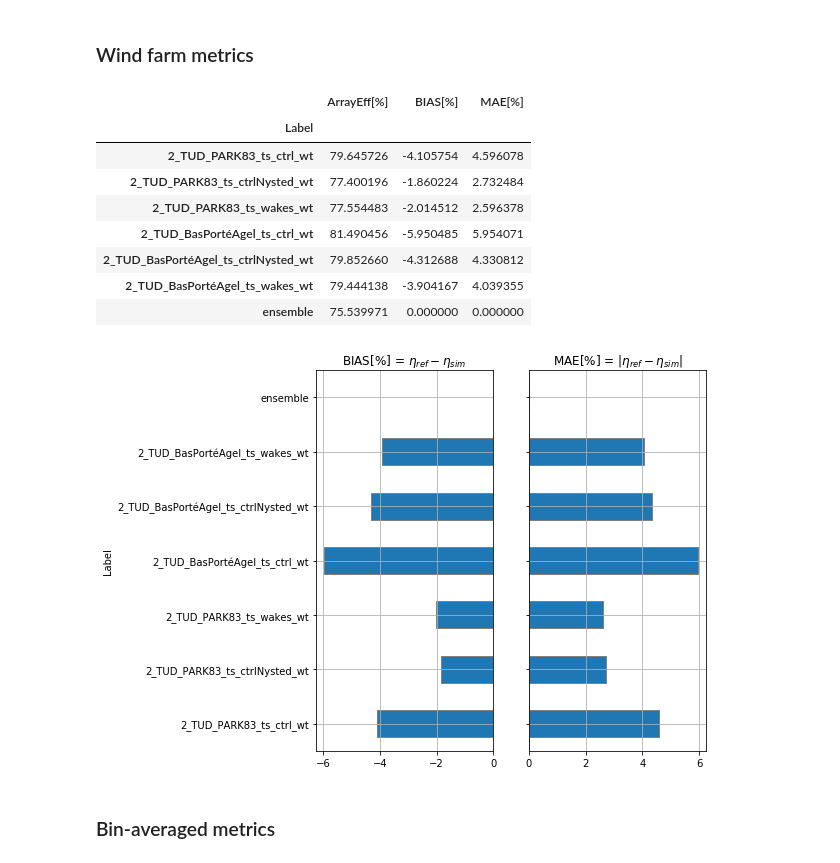
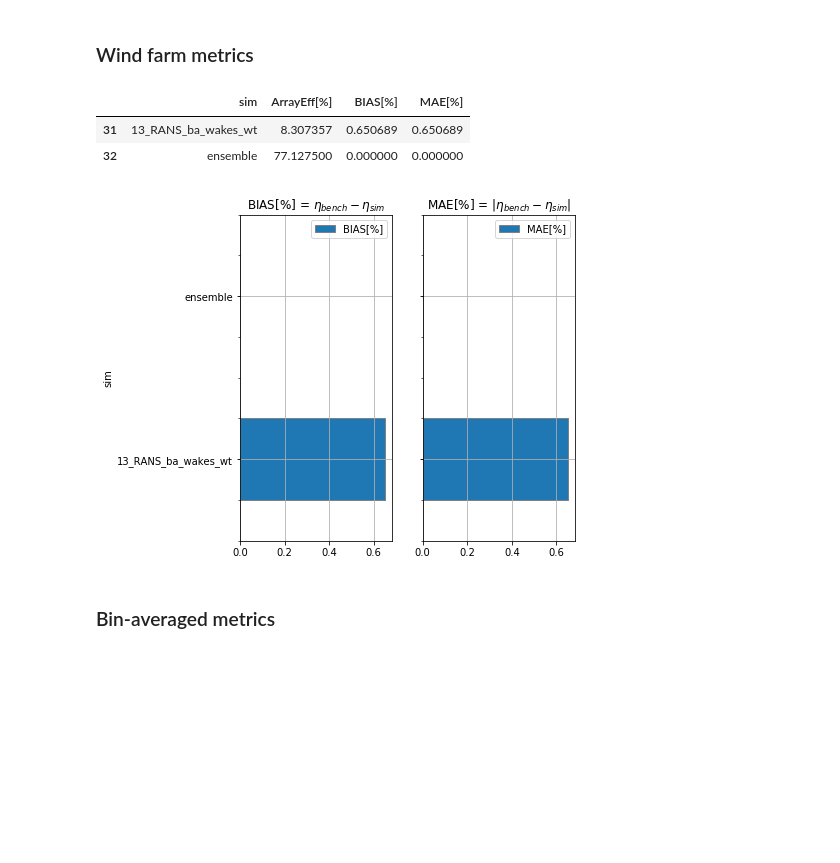
Before and after one commit to CENER-EPR/OWAbench, a Jupyter notebook: Rodsand2/Rodsand2_ArrayEfficiency.ipynb, the cells around one changed output. Saved outputs shown, nothing was run; the diff lists cells and outputs as text; code cells hidden in the pictures; blank space fills up the shorter version.

```diff
--- a/Rodsand2/Rodsand2_ArrayEfficiency.ipynb
+++ b/Rodsand2/Rodsand2_ArrayEfficiency.ipynb
@@ -359,13 +361,15 @@ for isim in range(n_sim):
 #plotresults = ensemble.copy()                           # simulations participating in the ensemble
 #plotresults.append(n_sim-1)                               # add the ensemble
 
-plotresults = [0,1,2,3,4,5,6,7,8,9,10,11,12,13,14,15,16,17,18,19,20,21,22,23,24,25,26,27,28,29,30] # for cherry peaking
-plotresults = [5,6,7,8,9,10,30] # for cherry peaking
+plotresults = [0,1,2,3,4,5,6,7,8,9,10,11,12,13,14,15,16,17,18,19,20,21,22,23,24,25,26,27,28,29,30,31,32] # for cherry peaking
+#plotresults = [23,24,25,26,27,28,29,30,31,32] # for cherry peaking
+plotresults = [31,32] # for cherry peaking
 
 # use 'Label', 'ID' (anonymous) or any other column in the participants table to tag the simulations in the plots
 tags = 'Label'
 plotresultsname = [sims[tags][x] for x in plotresults]
 
-highlight = ['rod00b','rod01a','rod02b','rod02c','rod05b','rod07a','rod12b','rod13']          # Highlight results in spagetti plots
+highlight = ['rod00a','rod00b','rod00c','rod01b','rod02b','rod05b','rod07c','rod08a','rod13']          # Highlight results in spagetti plots
 #highlight = ['rod00a','rod00b','rod07a','rod07b','rod07c','rod09a']          # Highlight results in spagetti plots
-highlight = ['rod02a','rod02b','rod02c','rod02d','rod02e','rod02f']          # Highlight results in spagetti plots
+highlight = ['rod13']          # Highlight results in spagetti plots
+#highlight = ['rod12a','rod12b','rod12c','rod12d','rod12e','rod12f','rod12g','rod12h']          # Highlight results in spagetti plots
@@ -373,30 +397,25 @@ highlight = ['rod02a','rod02b','rod02c','rod02d','rod02e','rod02f']          # H
 ### Wind farm metrics
 # %%
 # Compute wind farm metrics
-Metrics = pd.DataFrame(np.zeros((n_sim,3)),
-                       columns = ['ArrayEff[%]','BIAS[%]','MAE[%]'],
-                       index = sims[tags])
+Metrics = pd.DataFrame(np.zeros((n_sim,4)),
+                       columns = ['sim','ArrayEff[%]','BIAS[%]','MAE[%]'],
+                       index = sims.index) #sims[tags]
 for isim in range(n_sim):
-    Metrics.loc[sims[tags][isim],'ArrayEff[%]'] = sim_eta_tot[isim]
-    Metrics.loc[sims[tags][isim],'BIAS[%]'] = bias_tot[isim]
-    Metrics.loc[sims[tags][isim],'MAE[%]'] = mae_tot[isim]
+    Metrics.loc[isim,'sim'] = sims[tags][isim] #sims[tags][isim]
+    Metrics.loc[isim,'ArrayEff[%]'] = sim_eta_tot[isim] #sims[tags][isim]
+    Metrics.loc[isim,'BIAS[%]'] = bias_tot[isim]
+    Metrics.loc[isim,'MAE[%]'] = mae_tot[isim]
 
-fig, ax = plt.subplots(nrows=1, ncols=2, sharey='all', figsize=(7,7))
-Metrics.iloc[plotresults]['BIAS[%]'].plot.barh(ax = ax[0], rot=0, grid=1, edgecolor = 'grey', title='BIAS[%] = $\eta_{ref}-\eta_{sim}$'); #colormap = 'bwr'
-Metrics.iloc[plotresults]['MAE[%]'].plot.barh(ax = ax[1], rot=0, grid=1, edgecolor = 'grey', title='MAE[%] = |$\eta_{ref}-\eta_{sim}$|'); #colormap = 'bwr'
+fig, ax = plt.subplots(nrows=1, ncols=2, sharey='all',figsize=(6,6))
+Metrics.iloc[plotresults].plot.barh(x = 'sim', y = 'BIAS[%]', ax = ax[0], rot=0, grid=1, edgecolor = 'grey', title='BIAS[%] = $\eta_{bench}-\eta_{sim}$'); #colormap = 'bwr'
+Metrics.iloc[plotresults].plot.barh(x = 'sim', y = 'MAE[%]' , ax = ax[1], rot=0, grid=1, edgecolor = 'grey', title='MAE[%] = |$\eta_{bench}-\eta_{sim}$|'); #colormap = 'bwr'
 
 Metrics.iloc[plotresults]
 # %% [output]
-|  | ArrayEff[%] | BIAS[%] | MAE[%] |
-| Label |  |  |  |
-| 2_TUD_PARK83_ts_ctrl_wt | 79.645726 | -4.105754 | 4.596078 |
-| 2_TUD_PARK83_ts_ctrlNysted_wt | 77.400196 | -1.860224 | 2.732484 |
-| 2_TUD_PARK83_ts_wakes_wt | 77.554483 | -2.014512 | 2.596378 |
-| 2_TUD_BasPortéAgel_ts_ctrl_wt | 81.490456 | -5.950485 | 5.954071 |
-| 2_TUD_BasPortéAgel_ts_ctrlNysted_wt | 79.852660 | -4.312688 | 4.330812 |
-| 2_TUD_BasPortéAgel_ts_wakes_wt | 79.444138 | -3.904167 | 4.039355 |
-| ensemble | 75.539971 | 0.000000 | 0.000000 |
+|  | sim | ArrayEff[%] | BIAS[%] | MAE[%] |
+| 31 | 13_RANS_ba_wakes_wt | 8.307357 | 0.650689 | 0.650689 |
+| 32 | ensemble | 77.127500 | 0.000000 | 0.000000 |
-[figure, old version]
+[figure, new version]
 # %% [markdown]
 ### Bin-averaged metrics
 # %%
```
Also changed, not shown: parts of 12 cells of this notebook, 6 other files.
